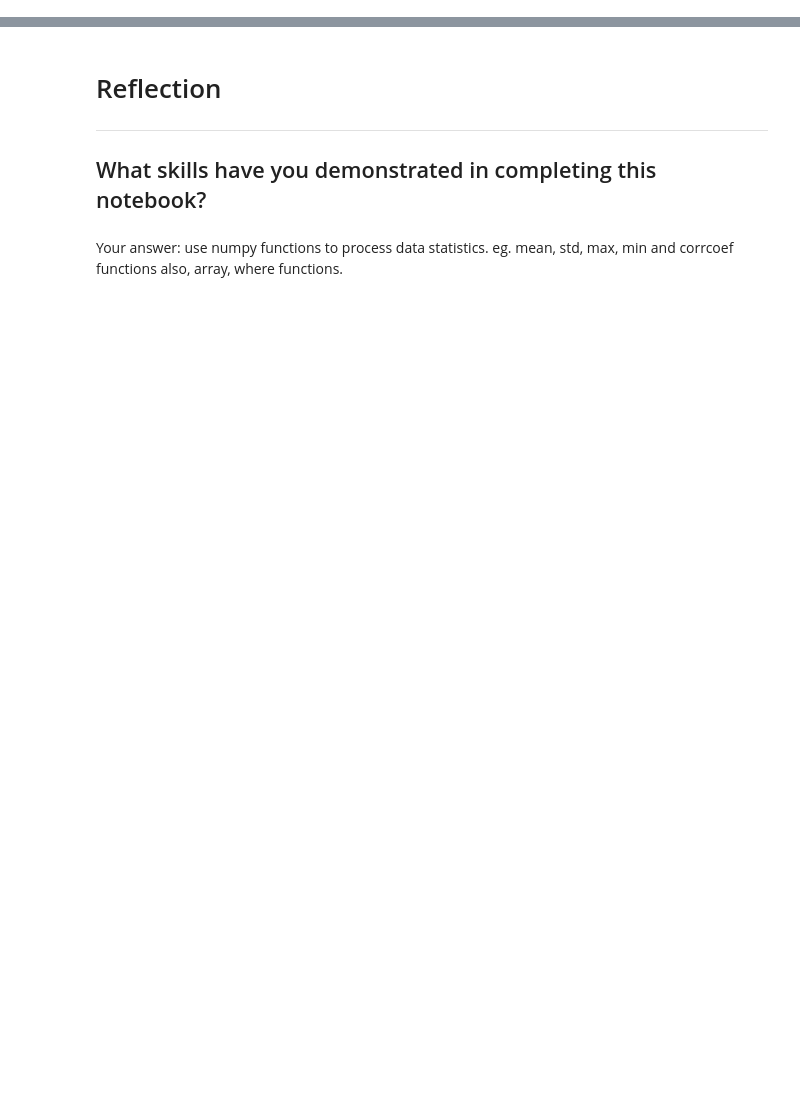
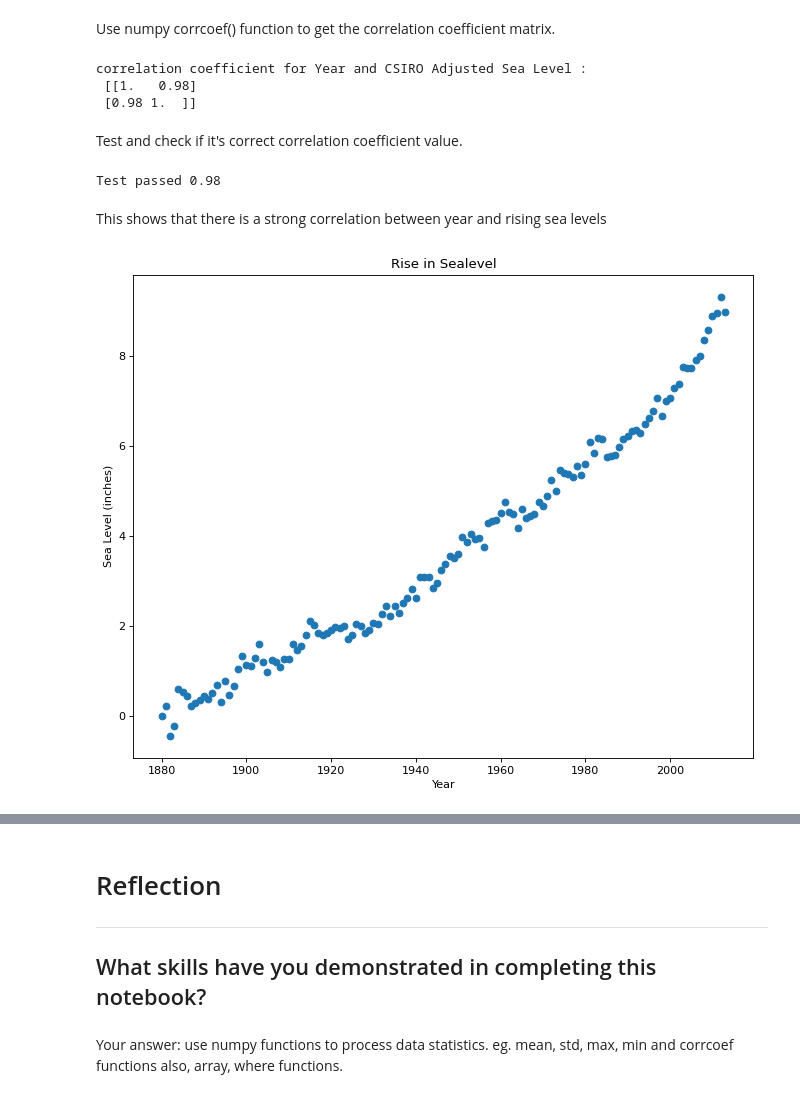
Before and after one commit to sysphcd/PythonProgrammingforData, a Jupyter notebook: Projects/Sea_Level_Project.ipynb, the cells around one changed output, grey strips where cells are left out. Cells and saved outputs as stored; diff of their text form; code cells hidden in the pictures; blank space fills up the shorter version.

Commit message:
Added plots and descriptions in Sea_Level_Project

```diff
--- a/Projects/Sea_Level_Project.ipynb
+++ b/Projects/Sea_Level_Project.ipynb
@@ -66,0 +39,8 @@ memory usage: 5.4 KB
+# %%
+def get_dataset(url):
+  df = pd.read_csv(url)
+  return df
+
+# Programe starts here
+url = 'https://raw.githubusercontent.com/freeCodeCamp/boilerplate-sea-level-predictor/master/epa-sea-level.csv'
+sea_leavel_df = get_dataset(url)
@@ -66,0 +87,3 @@ memory usage: 5.4 KB
+# %%
+cleaned_sealevel_df = sea_leavel_df.drop_duplicates()
+print(cleaned_sealevel_df.info())
@@ -66,0 +118,3 @@ memory usage: 5.4 KB
+# %%
+cleaned_sealevel_df = cleaned_sealevel_df.drop(columns=['NOAA Adjusted Sea Level'])
+print(cleaned_sealevel_df.info())
@@ -66,0 +136,4 @@ memory usage: 5.4 KB
+# %%
+filt_year = (cleaned_sealevel_df['Year']>=1880) & (cleaned_sealevel_df['Year'] <=2013)
+filted_sealevel_df = cleaned_sealevel_df[filt_year]
+filted_sealevel_df
@@ -141,0 +242,48 @@ correlation coefficient for Year and CSIRO Adjusted Sea Level :
+# %% [markdown]
+Use numpy corrcoef() function to get the correlation coefficient matrix.
+# %%
+def cal_coef(df,col1,col2):
+  #Calculate the Pearson correlation coefficient between year and the rise in sea level.
+  # (Expected output: 0.98 when rounded to 2 decimal places)
+  nparray_col1 = np.array(df[col1])
+  nparray_col2 = np.array(df[col2])
+  coef = np.corrcoef(nparray_col1,nparray_col2).round(decimals=2)
+  return coef
+
+col1 = 'Year'
+col2 = 'CSIRO Adjusted Sea Level'
+coef_matrix = cal_coef(filted_sealevel_df, col1, col2)
+print(f'correlation coefficient for {col1} and {col2} :\n',coef_matrix)
+# %% [output]
+correlation coefficient for Year and CSIRO Adjusted Sea Level :
+ [[1.   0.98]
+ [0.98 1.  ]]
+# %% [markdown]
+Test and check if it's correct correlation coefficient value.
+# %%
+# The code below will run and test your code to see if you have returned a series with the correct length and first row
+actual = coef_matrix[0,1]
+expected = 0.98
+
+if actual == expected:
+  print("Test passed", actual)
+else:
+  print("Test failed","Should have got", expected, "got", actual)
+# %% [output]
+Test passed 0.98
+# %% [markdown]
+This shows that there is a strong correlation between year and rising sea levels
+# %%
+import matplotlib.pyplot as plt
+
+years = filted_sealevel_df['Year']
+sea_levels = filted_sealevel_df['CSIRO Adjusted Sea Level']
+
+plt.figure(figsize=(10, 8), dpi=80)
+plt.scatter(years, sea_levels, edgecolors='face')
+plt.xlabel('Year')
+plt.ylabel('Sea Level (inches)')
+plt.title('Rise in Sealevel')
+plt.show()
+# %% [output]
+[figure, added]
```
Also changed, not shown: parts of 45 cells of this notebook.
